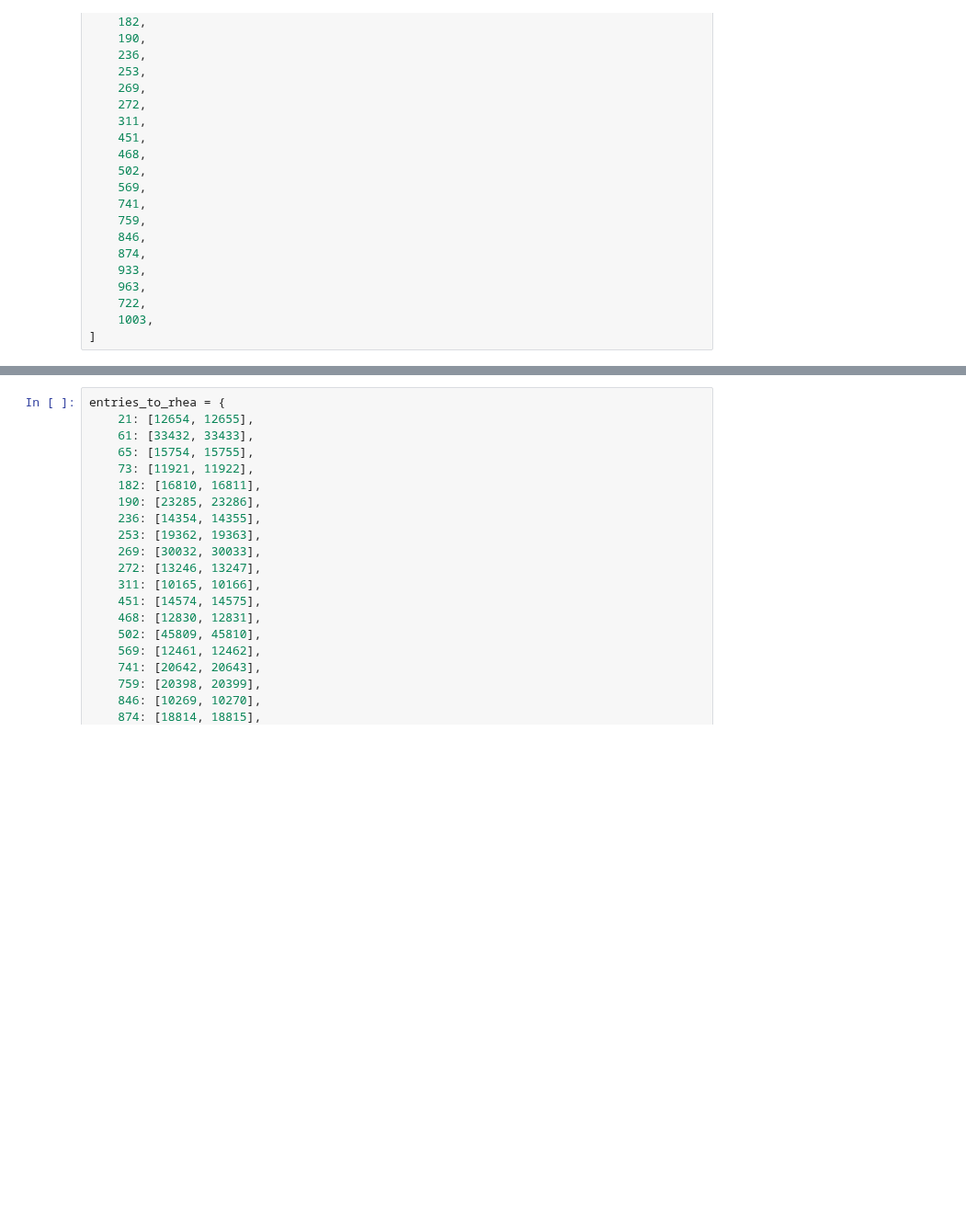
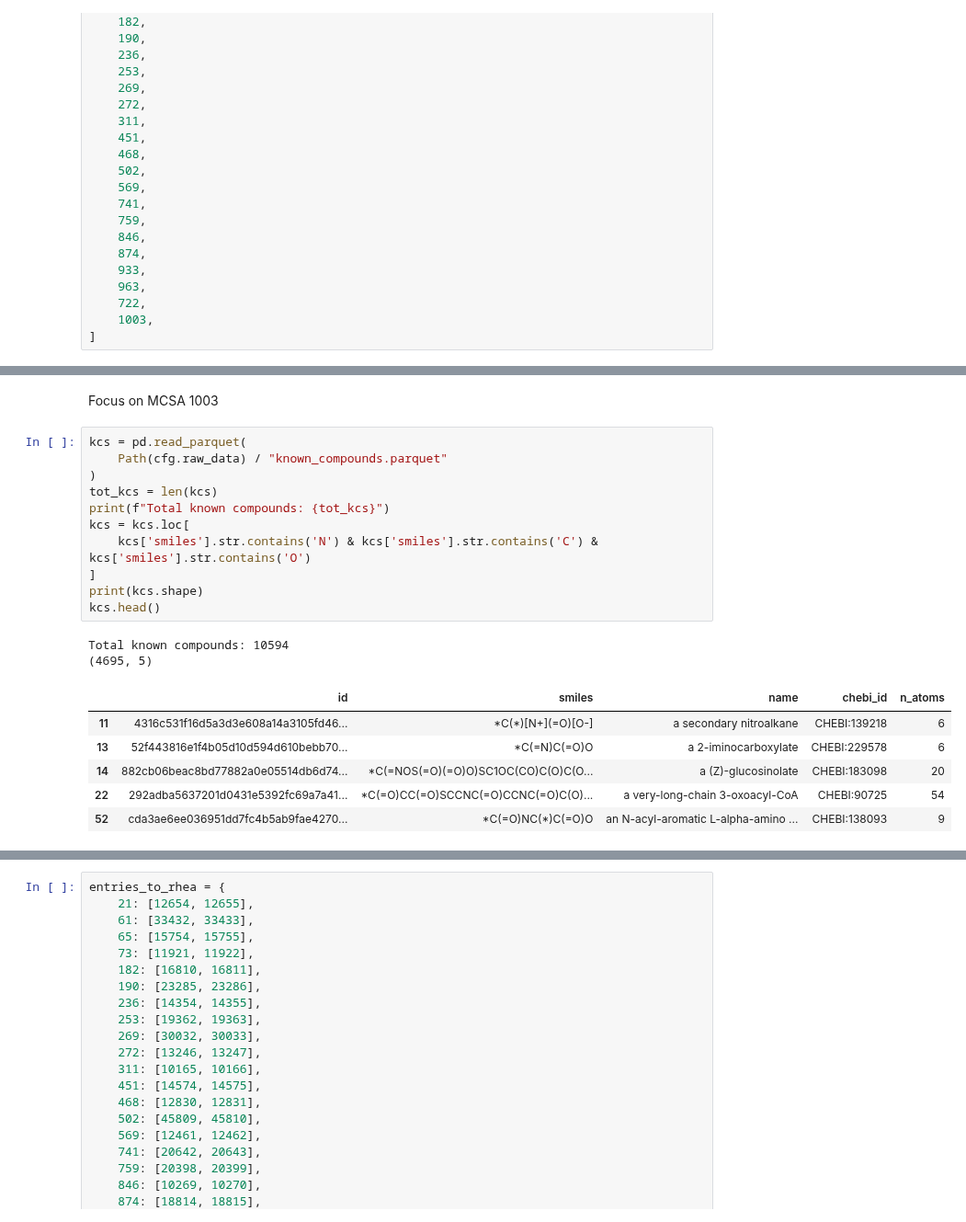
Before and after one commit to stefanpate/coarse-grain-rxns, a Jupyter notebook: notebooks/viz_illustrative_mcsa_mechanisms.ipynb, the cells around one changed output, grey strips where cells are left out. Shown at 92% size. Drawn from its saved outputs; the diff is of its cells as text; blank space fills up the shorter version.

```diff
--- a/notebooks/viz_illustrative_mcsa_mechanisms.ipynb
+++ b/notebooks/viz_illustrative_mcsa_mechanisms.ipynb
@@ -144,0 +122,22 @@ Entry ID: 65
+# %% [markdown]
+Focus on MCSA 1003
+# %%
+kcs = pd.read_parquet(
+    Path(cfg.raw_data) / "known_compounds.parquet"
+)
+tot_kcs = len(kcs)
+print(f"Total known compounds: {tot_kcs}")
+kcs = kcs.loc[
+    kcs['smiles'].str.contains('N') & kcs['smiles'].str.contains('C') & kcs['smiles'].str.contains('O')
+]
+print(kcs.shape)
+kcs.head()
+# %% [output]
+Total known compounds: 10594
+(4695, 5)
+|  | id | smiles | name | chebi_id | n_atoms |
+| 11 | 4316c531f16d5a3d3e608a14a3105fd46... | *C(*)[N+](=O)[O-] | a secondary nitroalkane | CHEBI:139218 | 6 |
+| 13 | 52f443816e1f4b05d10d594d610bebb70... | *C(=N)C(=O)O | a 2-iminocarboxylate | CHEBI:229578 | 6 |
+| 14 | 882cb06beac8bd77882a0e05514db6d74... | *C(=NOS(=O)(=O)O)SC1OC(CO)C(O)C(O... | a (Z)-glucosinolate | CHEBI:183098 | 20 |
+| 22 | 292adba5637201d0431e5392fc69a7a41... | *C(=O)CC(=O)SCCNC(=O)CCNC(=O)C(O)... | a very-long-chain 3-oxoacyl-CoA | CHEBI:90725 | 54 |
+| 52 | cda3ae6ee036951dd7fc4b5ab9fae4270... | *C(=O)NC(*)C(=O)O | an N-acyl-aromatic L-alpha-amino ... | CHEBI:138093 | 9 |
```
Also changed, not shown: parts of 16 cells of this notebook, 13 other files.
